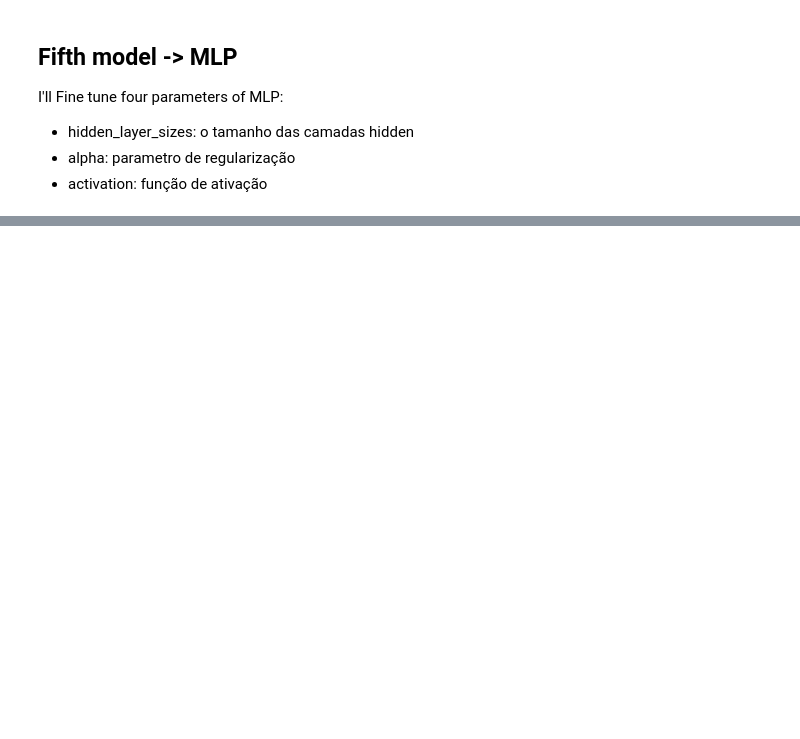
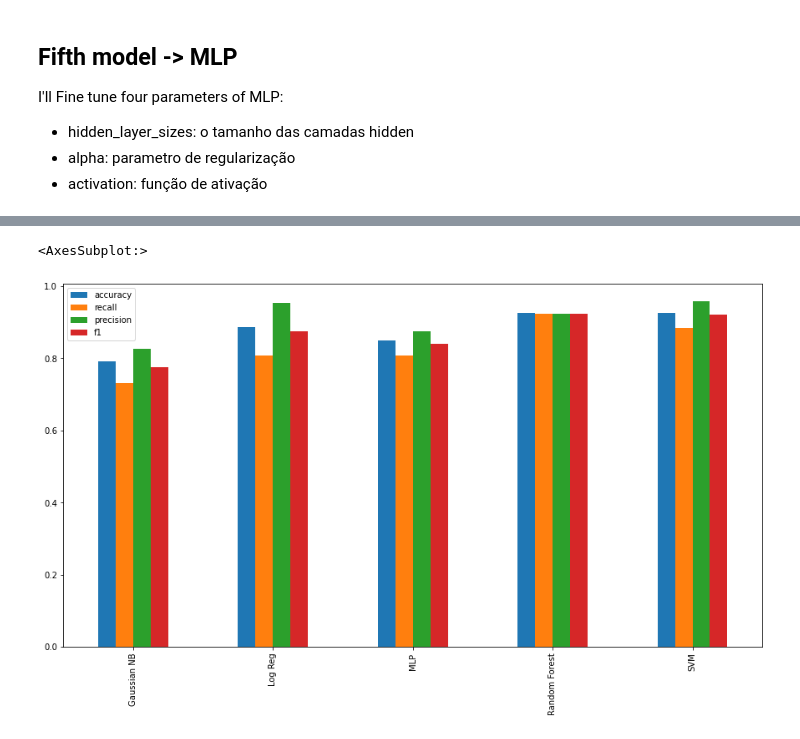
Before and after one commit to mhco0/RI, a Jupyter notebook: text clf.ipynb, the cells around one changed output, grey strips where cells are left out. Saved outputs shown, nothing was run; the diff lists cells and outputs as text; code cells hidden in the pictures; blank space fills up the shorter version.

```diff
--- a/text clf.ipynb
+++ b/text clf.ipynb
@@ -395,0 +430,7 @@ sns.heatmap(df_cm, annot=True)
+# %%
+stats = ['accuracy', 'recall', 'precision', 'f1']
+df_stats = pd.DataFrame(accs, index = models, columns=stats)
+df_stats.plot(kind='bar', figsize=(15,8))
+# %% [output]
+<AxesSubplot:>
+[figure, added]
```
Also changed, not shown: parts of 22 cells of this notebook.
